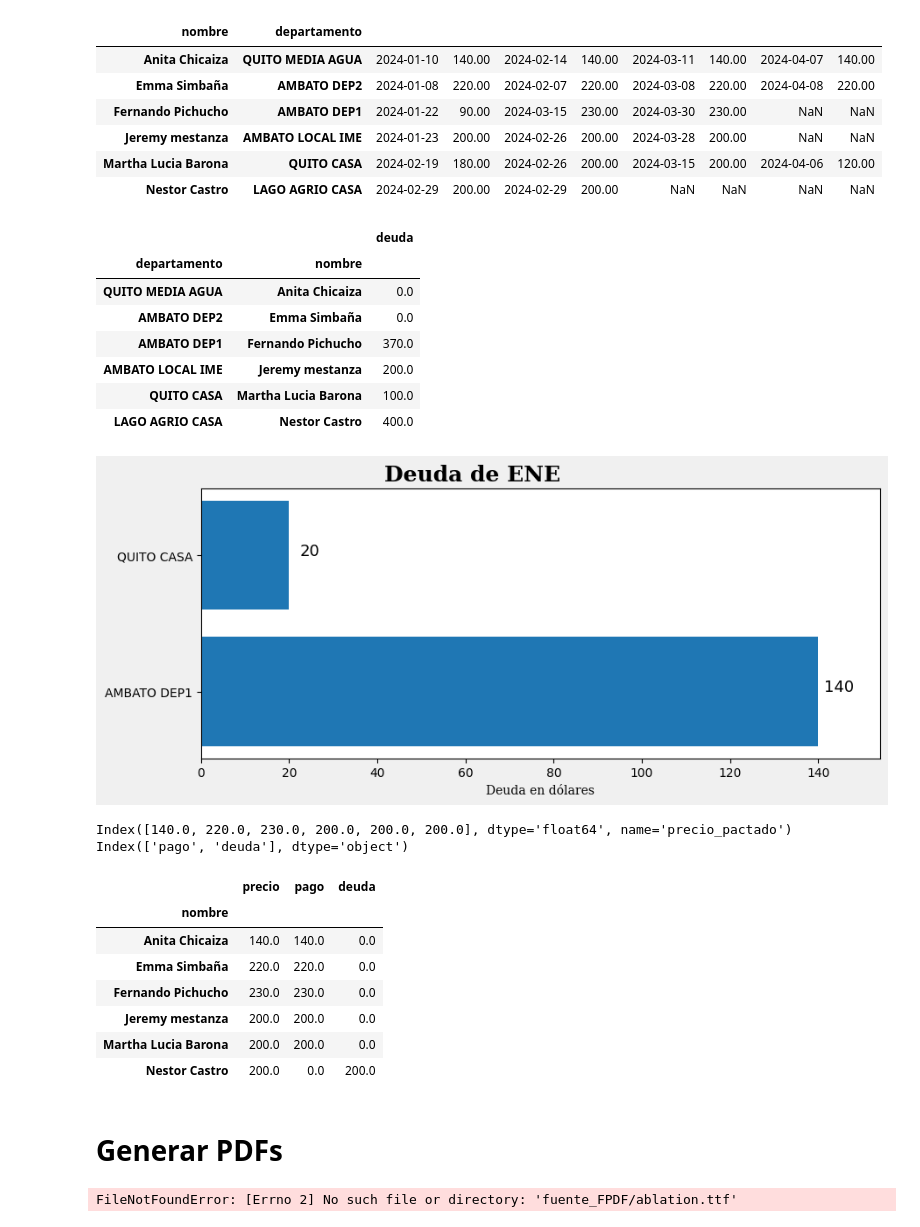
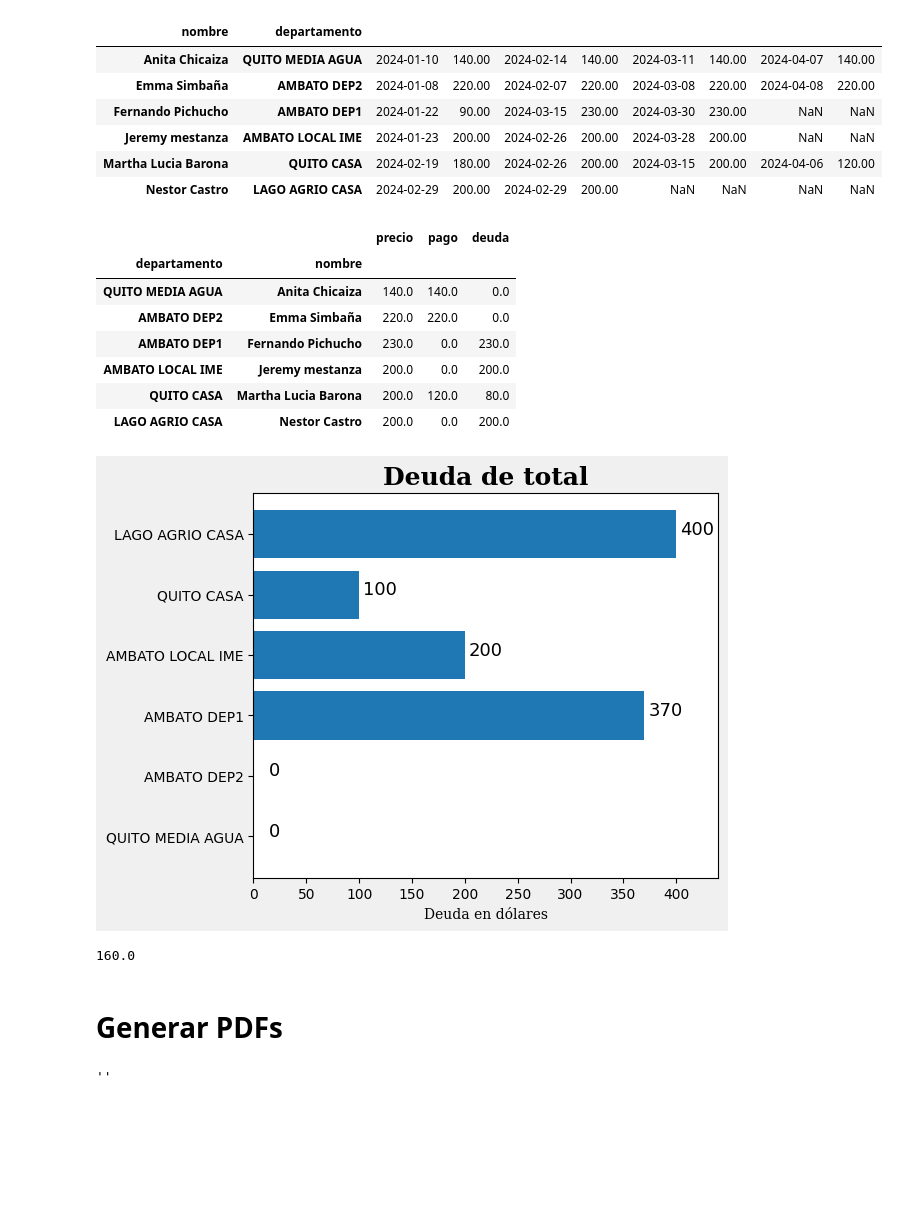
Before and after one commit to Pepool17/Arriendos, a Jupyter notebook: data_base/base_datos.ipynb, the cells around one changed output. Drawn from its saved outputs; the diff is of its cells as text; code cells hidden in the pictures; blank space fills up the shorter version.

Commit message:
function to create images in all debt months

```diff
--- a/data_base/base_datos.ipynb
+++ b/data_base/base_datos.ipynb
@@ -107,49 +105,41 @@ def deuda(mes='total'):
     df_deuda = pd.DataFrame(lista, index=[df_deuda.index.get_level_values(2),df_deuda.index.get_level_values(0)], columns=['precio', 'pago', 'deuda'])
     return df_deuda
 
-deuda()
+deuda('ABR')
 # %% [output]
-|  |  | deuda |
-| departamento | nombre |  |
-| QUITO MEDIA AGUA | Anita Chicaiza | 0.0 |
-| AMBATO DEP2 | Emma Simbaña | 0.0 |
-| AMBATO DEP1 | Fernando Pichucho | 370.0 |
-| AMBATO LOCAL IME | Jeremy mestanza | 200.0 |
-| QUITO CASA | Martha Lucia Barona | 100.0 |
-| LAGO AGRIO CASA | Nestor Castro | 400.0 |
+|  |  | precio | pago | deuda |
+| departamento | nombre |  |  |  |
+| QUITO MEDIA AGUA | Anita Chicaiza | 140.0 | 140.0 | 0.0 |
+| AMBATO DEP2 | Emma Simbaña | 220.0 | 220.0 | 0.0 |
+| AMBATO DEP1 | Fernando Pichucho | 230.0 | 0.0 | 230.0 |
+| AMBATO LOCAL IME | Jeremy mestanza | 200.0 | 0.0 | 200.0 |
+| QUITO CASA | Martha Lucia Barona | 200.0 | 120.0 | 80.0 |
+| LAGO AGRIO CASA | Nestor Castro | 200.0 | 0.0 | 200.0 |
 # %%
 def img_deuda(mes='total'):
     df_meses = deuda(mes)
-    df_meses = df_meses[df_meses['deuda'] != 0]
+    #df_meses = df_meses[df_meses['deuda'] != 0]
     ancho_maximo = max(df_meses['deuda'])
-    fig = plt.figure(figsize=(10,4))
+    fig = plt.figure(figsize=(6,5))
     fig.set_facecolor('#f0f0f0')
     bars =plt.barh(df_meses.index.get_level_values(0),df_meses['deuda'], height=0.8)
-    plt.title(f'Deuda de {mes}',fontsize=18, fontfamily='serif',  fontweight='bold', x = 0.4)
+    plt.title(f'Deuda de {mes}',fontsize=18, fontfamily='serif',  fontweight='bold')
     plt.xlabel('Deuda en dólares',fontsize=10, fontfamily='serif')
     for bar in bars:
         ancho = bar.get_width()
-        plt.text(ancho+(ancho_maximo/30), bar.get_y()+bar.get_height() / 2, int(round(ancho, 1)), ha = 'center', fontsize = 13)
+        plt.text(ancho+(ancho_maximo/20), bar.get_y()+bar.get_height() / 2, int(round(ancho, 1)), ha = 'center', fontsize = 13)
     plt.xlim(0,ancho_maximo + (ancho_maximo/10))
     plt.savefig(f'..\imagenes\img_deuda_{mes}.png', bbox_inches='tight', dpi = 300)
 
     plt.show()
     plt.close()
 
 
-img_deuda('ENE')
+img_deuda()
 # %% [output]
-[figure, old version]
+[figure, new version]
-# %%
-deuda('MAR')
-# %% [output]
-Index([140.0, 220.0, 230.0, 200.0, 200.0, 200.0], dtype='float64', name='precio_pactado')
-Index(['pago', 'deuda'], dtype='object')
-|  | precio | pago | deuda |
-| nombre |  |  |  |
-| Anita Chicaiza | 140.0 | 140.0 | 0.0 |
-| Emma Simbaña | 220.0 | 220.0 | 0.0 |
-| Fernando Pichucho | 230.0 | 230.0 | 0.0 |
-| Jeremy mestanza | 200.0 | 200.0 | 0.0 |
-| Martha Lucia Barona | 200.0 | 200.0 | 0.0 |
-| Nestor Castro | 200.0 | 0.0 | 200.0 |
+# %%
+df_test = deuda('ENE')
+print()
+# %% [output]
+160.0
@@ -182,7 +189,7 @@ class PDFWithBackground(FPDF):
 pdf = PDFWithBackground()
 import datetime
 today = str(datetime.date.today())
-pdf.add_font('Ablation', '', '../fuente_FPDF/ablation.ttf', uni=True)
+#pdf.add_font('Ablation', '../fuente_FPDF/ablation.pkl', '../fuente_FPDF/ablation.ttf', uni=True)
 pdf.set_background('../imagenes/background.png')
 pdf.add_page()
 
@@ -196,4 +203,4 @@ pdf.image('../imagenes/img_deuda_total.png', x=(210 - 160)/2, y = 65, w = 160)
 
 pdf.output('../informes_pdf/reporte_mensual.pdf')
 # %% [output]
-FileNotFoundError: [Errno 2] No such file or directory: 'fuente_FPDF/ablation.ttf'
+''
```
Also changed, not shown: parts of 4 cells of this notebook, 9 other files.
